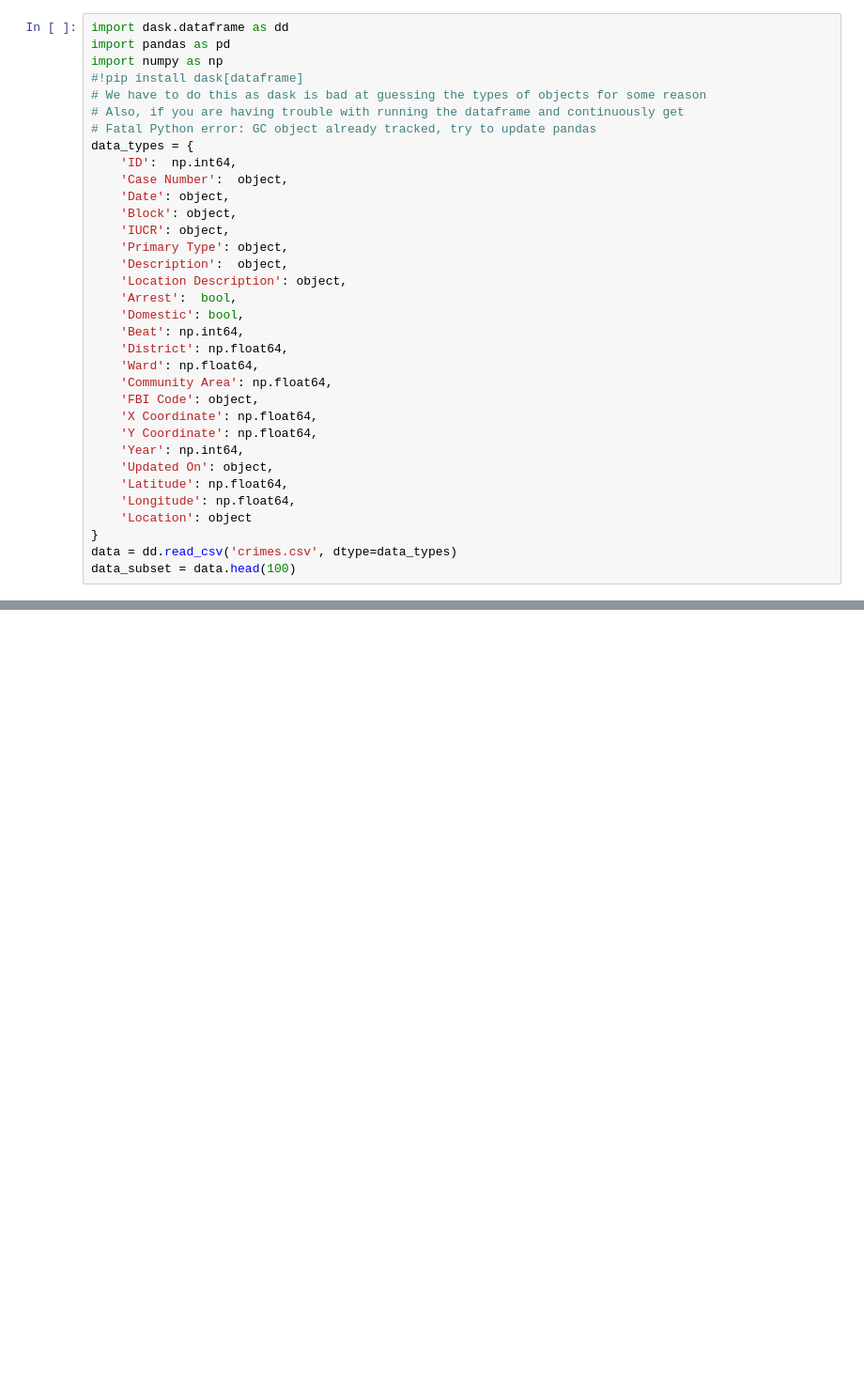
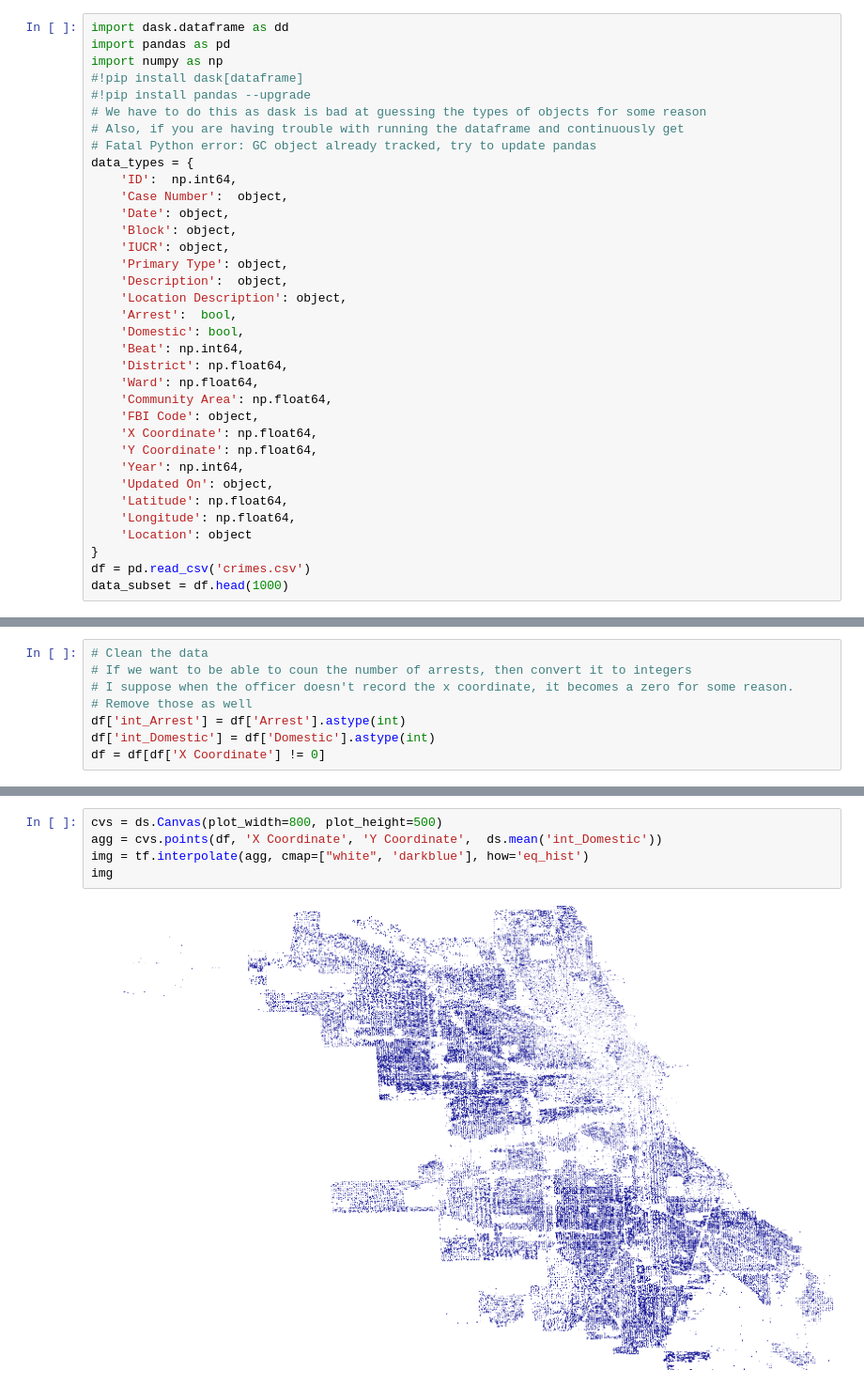
Before and after one commit to crime-analysis/crime_predictions, a Jupyter notebook: visualization.ipynb, the cells around one changed output, grey strips where cells are left out. Shown: that part at 94% size. Drawn from its saved outputs; the diff is of its cells as text; blank space fills up the shorter version.

Commit message:
Added some visualizations. You will need to install datashader, though. The last graph does not work yet

```diff
--- a/visualization.ipynb
+++ b/visualization.ipynb
@@ -3,6 +3,7 @@ import dask.dataframe as dd
 import pandas as pd
 import numpy as np
 #!pip install dask[dataframe]
+#!pip install pandas --upgrade
 # We have to do this as dask is bad at guessing the types of objects for some reason
 # Also, if you are having trouble with running the dataframe and continuously get
 # Fatal Python error: GC object already tracked, try to update pandas
@@ -30,6 +31,6 @@ data_types = {
     'Longitude': np.float64,
     'Location': object
 }
-data = dd.read_csv('crimes.csv', dtype=data_types)
-data_subset = data.head(100)
+df = pd.read_csv('crimes.csv')
+data_subset = df.head(1000)
 # %%
@@ -45,0 +45,8 @@ print data_subset['Latitude'][0], data_subset['Longitude'][0]
+# %%
+# Clean the data
+# If we want to be able to coun the number of arrests, then convert it to integers
+# I suppose when the officer doesn't record the x coordinate, it becomes a zero for some reason.
+# Remove those as well
+df['int_Arrest'] = df['Arrest'].astype(int)
+df['int_Domestic'] = df['Domestic'].astype(int)
+df = df[df['X Coordinate'] != 0]
@@ -45,0 +86,7 @@ print data_subset['Latitude'][0], data_subset['Longitude'][0]
+# %%
+cvs = ds.Canvas(plot_width=800, plot_height=500)
+agg = cvs.points(df, 'X Coordinate', 'Y Coordinate',  ds.mean('int_Domestic'))
+img = tf.interpolate(agg, cmap=["white", 'darkblue'], how='eq_hist')
+img
+# %% [output]
+[figure, added]
```
Also changed, not shown: parts of 4 cells of this notebook.
